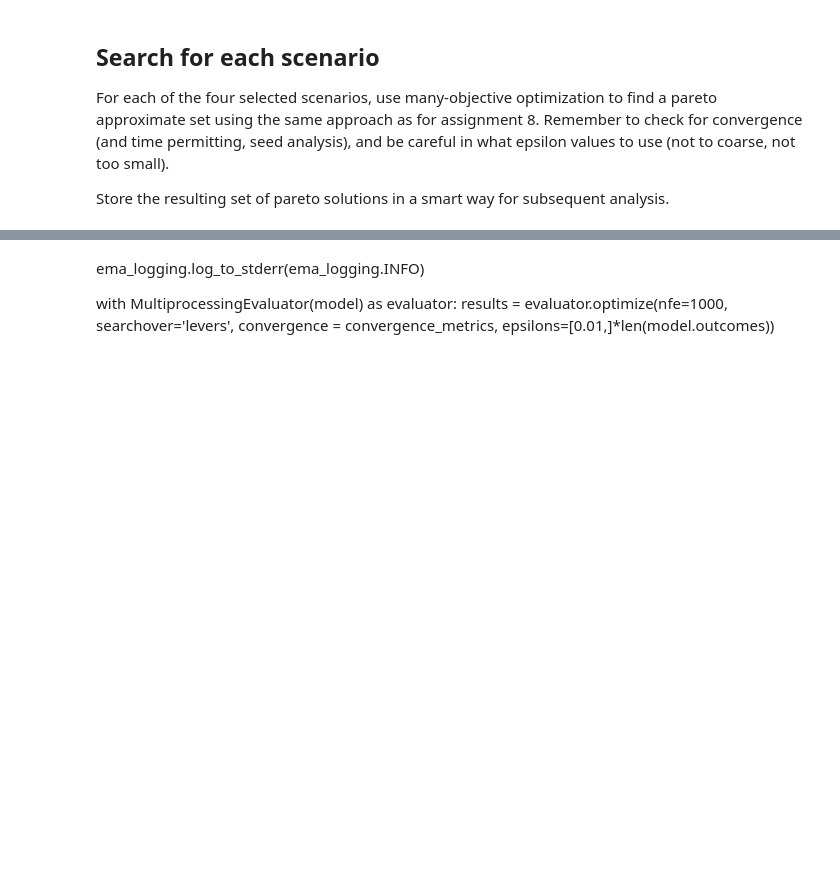
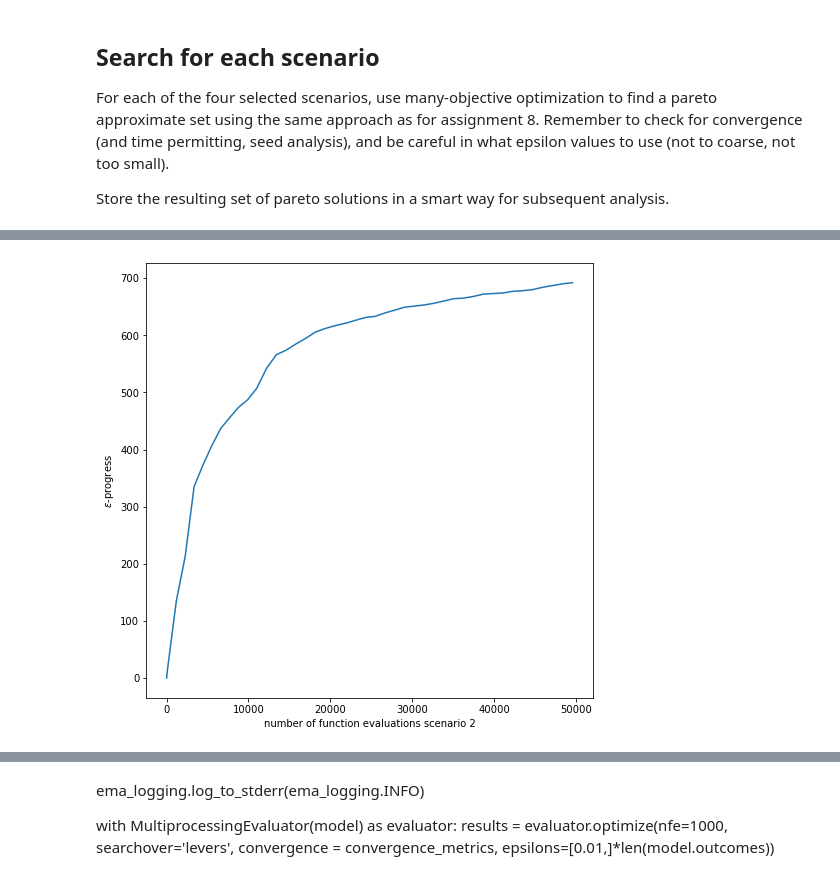
Before and after one commit to tamarvooijs/MBDM, a Jupyter notebook: Week 5-6 - robustness and direct search/assignment 9 - multi-scenario MORDM.ipynb, the cells around one changed output, grey strips where cells are left out. Cells and saved outputs as stored; diff of their text form; code cells hidden in the pictures; blank space fills up the shorter version.

```diff
--- a/Week 5-6 - robustness and direct search/assignment 9 - multi-scenario MORDM.ipynb
+++ b/Week 5-6 - robustness and direct search/assignment 9 - multi-scenario MORDM.ipynb
@@ -196,0 +312,17 @@ plt.show()
+# %%
+%%time
+
+results_2_file = "results/results_2.csv"
+convergence_2_file = "results/convergence_2.csv"
+
+try:
+    # Only run the experiments again if data hasn't been generated yet
+    results_2 = pd.read_csv("results/results_2.csv")
+    convergence_2 = pd.read_csv("results/convergence_2.csv")
+except IOError:
+    with MultiprocessingEvaluator(model) as evaluator:
+        results_2, convergence_2 = evaluator.optimize(nfe=50000, searchover='levers', convergence = convergence_metrics, reference=reference[2],
+                                 epsilons=[0.01,]*len(model.outcomes))
+
+    results_2.to_csv("results/results_2.csv")
+    convergence_2.to_csv("results/convergence_2.csv")
@@ -196,0 +348,9 @@ plt.show()
+# %%
+fig, ax = plt.subplots(ncols=1, sharex=True, figsize=(8,8))
+ax.plot(convergence_2.nfe, convergence_2.epsilon_progress)
+ax.set_ylabel('$\epsilon$-progress')
+ax.set_xlabel('number of function evaluations scenario 2')
+
+plt.show()
+# %% [output]
+[figure, added]
```
Also changed, not shown: parts of 21 cells of this notebook, 11 other files.
